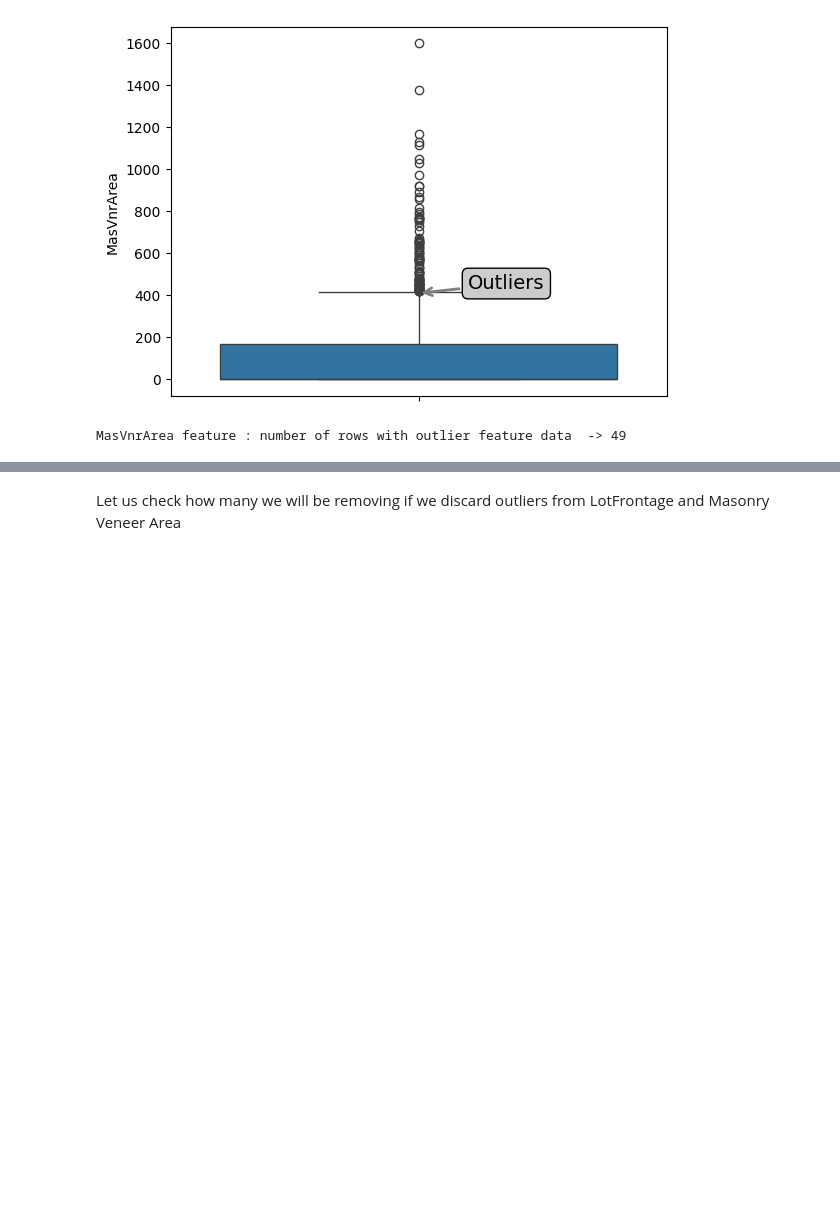
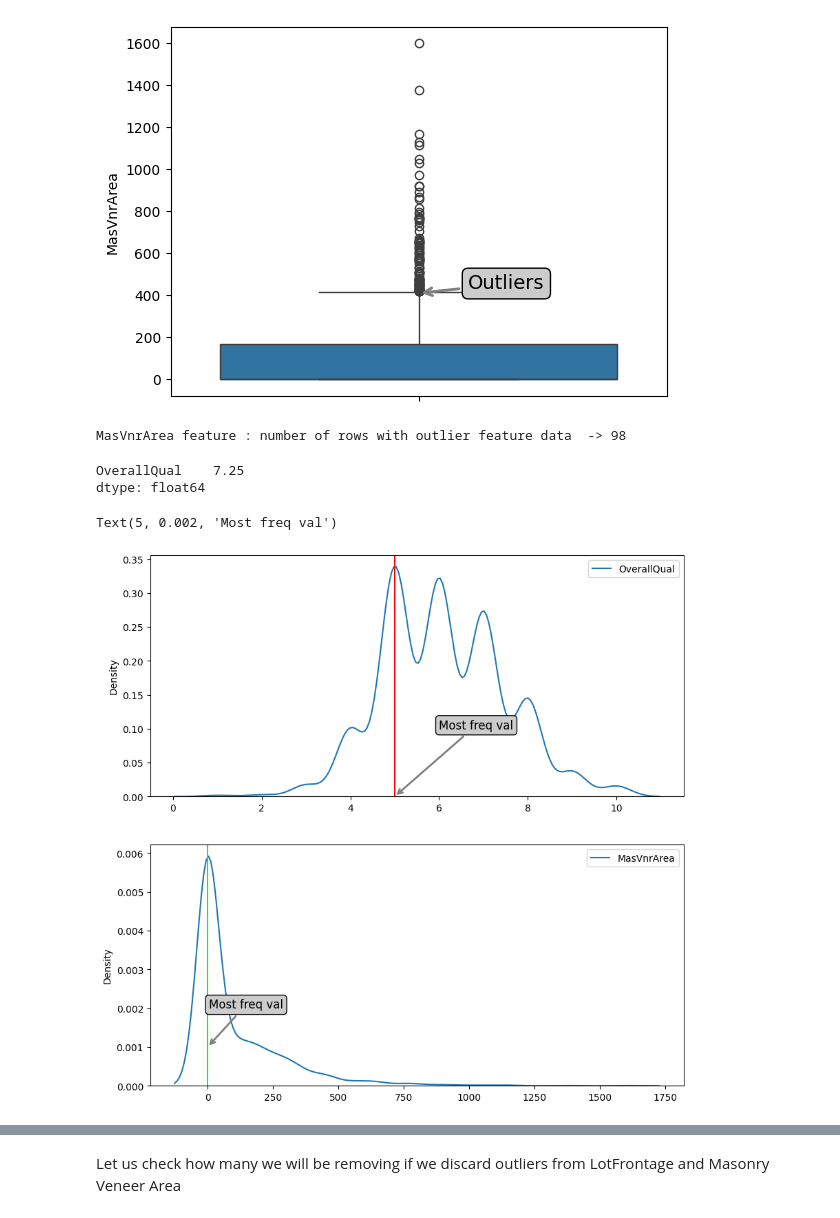
Before and after one commit to kevinmedinag96/House-Price-Prediction-KG, a Jupyter notebook: HPP-Part One.ipynb, the cells around one changed output, grey strips where cells are left out. Cells and saved outputs as stored; diff of their text form; code cells hidden in the pictures; blank space fills up the shorter version.

```diff
--- a/HPP-Part One.ipynb
+++ b/HPP-Part One.ipynb
@@ -602,3 +678,9 @@ LotFrontage feature : number of rows with outlier feature data  -> 10
+# %%
+
+values = {
+    "LotFrontage" : df["LotFrontage"][((df["LotFrontage"] >= 25.0) & df["LotFrontage"] <= 108.0)].mean(),
+}
+df.fillna(values,inplace=True)
 # %% [markdown]
 Feature: MasVnrArea -> Masonry veneer area in square feet. Numeric. Missing data percentage : 0.54 %. <br>
 Number missing data: 8
@@ -638,6 +720,29 @@ outliers_mas_vnr_area = df["MasVnrArea"].loc[df["MasVnrArea"] > 410]
 # %%
 outliers_mas_vnr_area_2 = df["MasVnrArea"].loc[df["MasVnrArea"] > 555]
 # %%
-print(f"MasVnrArea feature : number of rows with outlier feature data  -> {outliers_mas_vnr_area_2.count()}")
+print(f"MasVnrArea feature : number of rows with outlier feature data  -> {outliers_mas_vnr_area.count()}")
 # %% [output]
-MasVnrArea feature : number of rows with outlier feature data  -> 49
+MasVnrArea feature : number of rows with outlier feature data  -> 98
+# %%
+avg_correlated_feats_vals_when_masvnrarea_nan = df.iloc[df["MasVnrArea"].isnull().values][["OverallQual"]].mean()
+avg_correlated_feats_vals_when_masvnrarea_nan
+# %% [output]
+OverallQual    7.25
+dtype: float64
+# %%
+fig,axes = plt.subplots(2,1,figsize=(10,10))
+sns.kdeplot(df[["OverallQual"]],ax=axes[0])
+axes[0].axvline(x = 5,    # Line on x = 2
+        ymin = 0, # Bottom of the plot
+           ymax = 1,color=red)
+axes[0].annotate('Most freq val', xy=(5, 0.00010), xytext=(6,0.1), fontsize=12,
+            arrowprops=dict(arrowstyle='->', ec='grey', lw=2), bbox=dict(boxstyle="round", fc="0.8"))
+sns.kdeplot(df[["MasVnrArea"]],ax=axes[1])
+axes[1].axvline(x = 0,    # Line on x = 2
+        ymin = 0, # Bottom of the plot
+           ymax = 1,color=lime)
+axes[1].annotate('Most freq val', xy=(0, 0.0010), xytext=(5,0.002), fontsize=12,
+            arrowprops=dict(arrowstyle='->', ec='grey', lw=2), bbox=dict(boxstyle="round", fc="0.8"))
+# %% [output]
+Text(5, 0.002, 'Most freq val')
+[figure, added]
```
Also changed, not shown: parts of 24 cells of this notebook, 8 other files.
